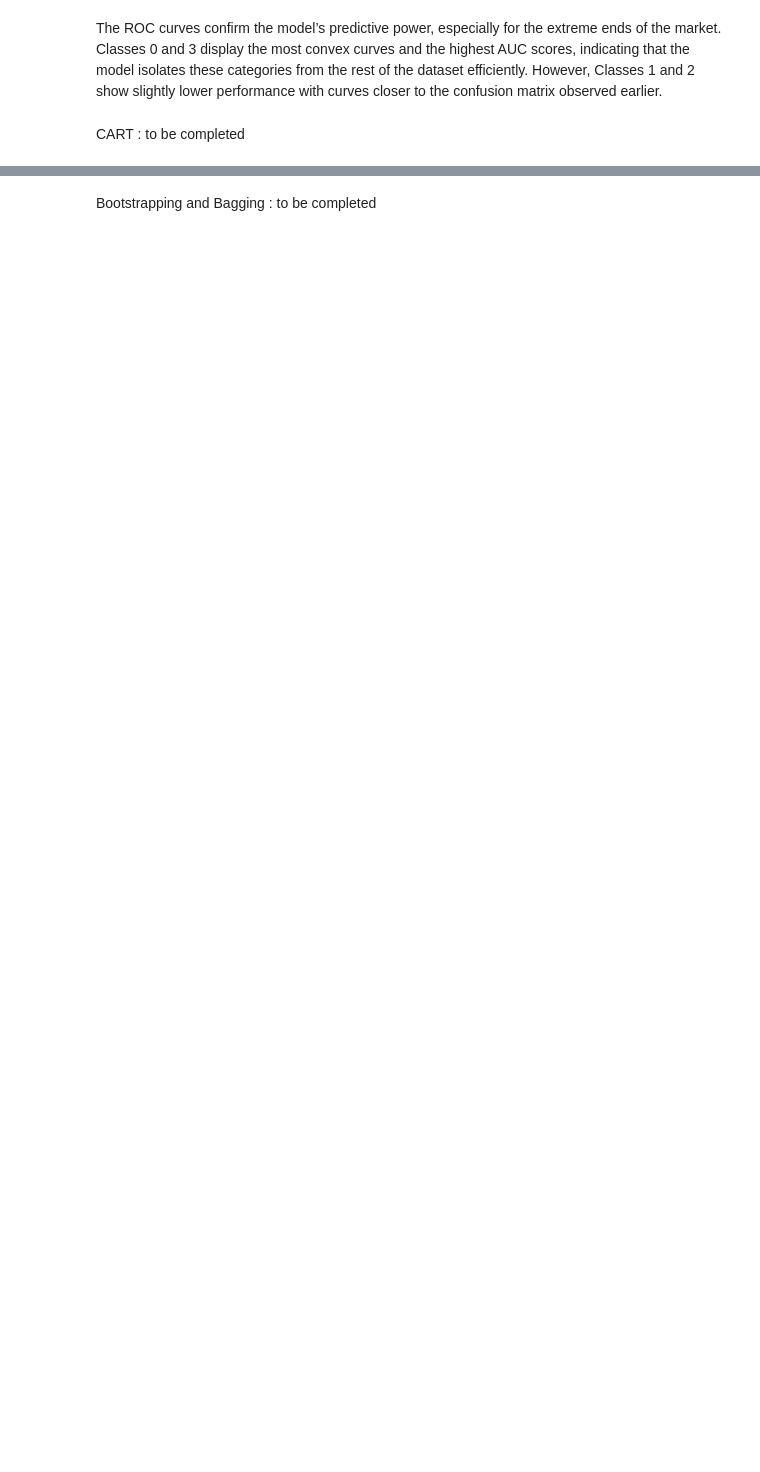
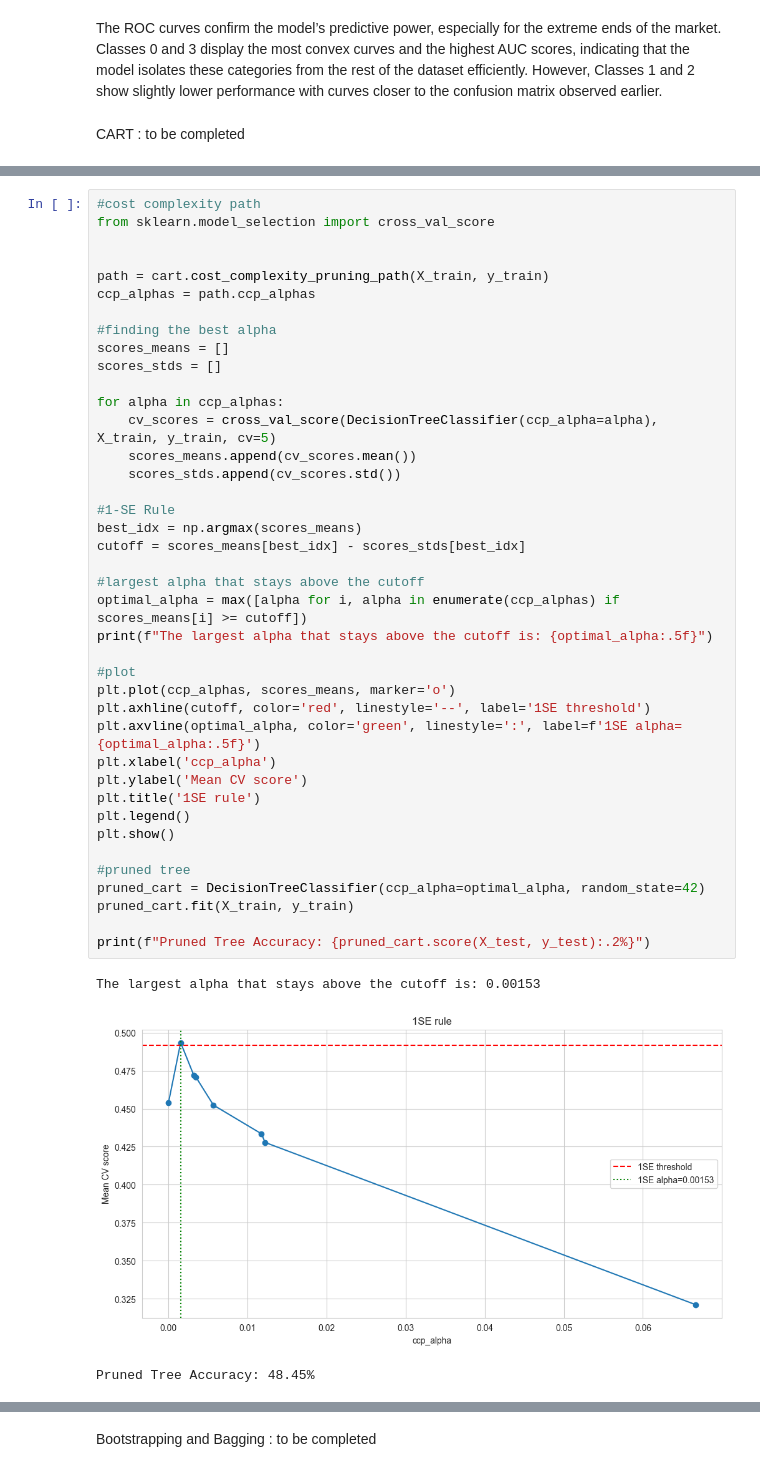
Before and after one commit to Felix-prjcts/ML_Airbnb_domain_generalisation, a Jupyter notebook: 1_ML_Paris.ipynb, the cells around one changed output, grey strips where cells are left out. Cells and saved outputs as stored; diff of their text form; blank space fills up the shorter version.

```diff
--- a/1_ML_Paris.ipynb
+++ b/1_ML_Paris.ipynb
@@ -431,0 +466,44 @@ CART : to be completed
+# %%
+#cost complexity path
+from sklearn.model_selection import cross_val_score
+
+
+path = cart.cost_complexity_pruning_path(X_train, y_train)
+ccp_alphas = path.ccp_alphas
+
+#finding the best alpha
+scores_means = []
+scores_stds = []
+
+for alpha in ccp_alphas:
+    cv_scores = cross_val_score(DecisionTreeClassifier(ccp_alpha=alpha), X_train, y_train, cv=5)
+    scores_means.append(cv_scores.mean())
+    scores_stds.append(cv_scores.std())
+
+#1-SE Rule
+best_idx = np.argmax(scores_means)
+cutoff = scores_means[best_idx] - scores_stds[best_idx]
+
+#largest alpha that stays above the cutoff
+optimal_alpha = max([alpha for i, alpha in enumerate(ccp_alphas) if scores_means[i] >= cutoff])
+print(f"The largest alpha that stays above the cutoff is: {optimal_alpha:.5f}")
+
+#plot
+plt.plot(ccp_alphas, scores_means, marker='o')
+plt.axhline(cutoff, color='red', linestyle='--', label='1SE threshold')
+plt.axvline(optimal_alpha, color='green', linestyle=':', label=f'1SE alpha={optimal_alpha:.5f}')
+plt.xlabel('ccp_alpha')
+plt.ylabel('Mean CV score')
+plt.title('1SE rule')
+plt.legend()
+plt.show()
+
+#pruned tree
+pruned_cart = DecisionTreeClassifier(ccp_alpha=optimal_alpha, random_state=42)
+pruned_cart.fit(X_train, y_train)
+
+print(f"Pruned Tree Accuracy: {pruned_cart.score(X_test, y_test):.2%}")
+# %% [output]
+The largest alpha that stays above the cutoff is: 0.00153
+[figure, added]
+Pruned Tree Accuracy: 48.45%
```
Also changed, not shown: parts of 6 cells of this notebook.
